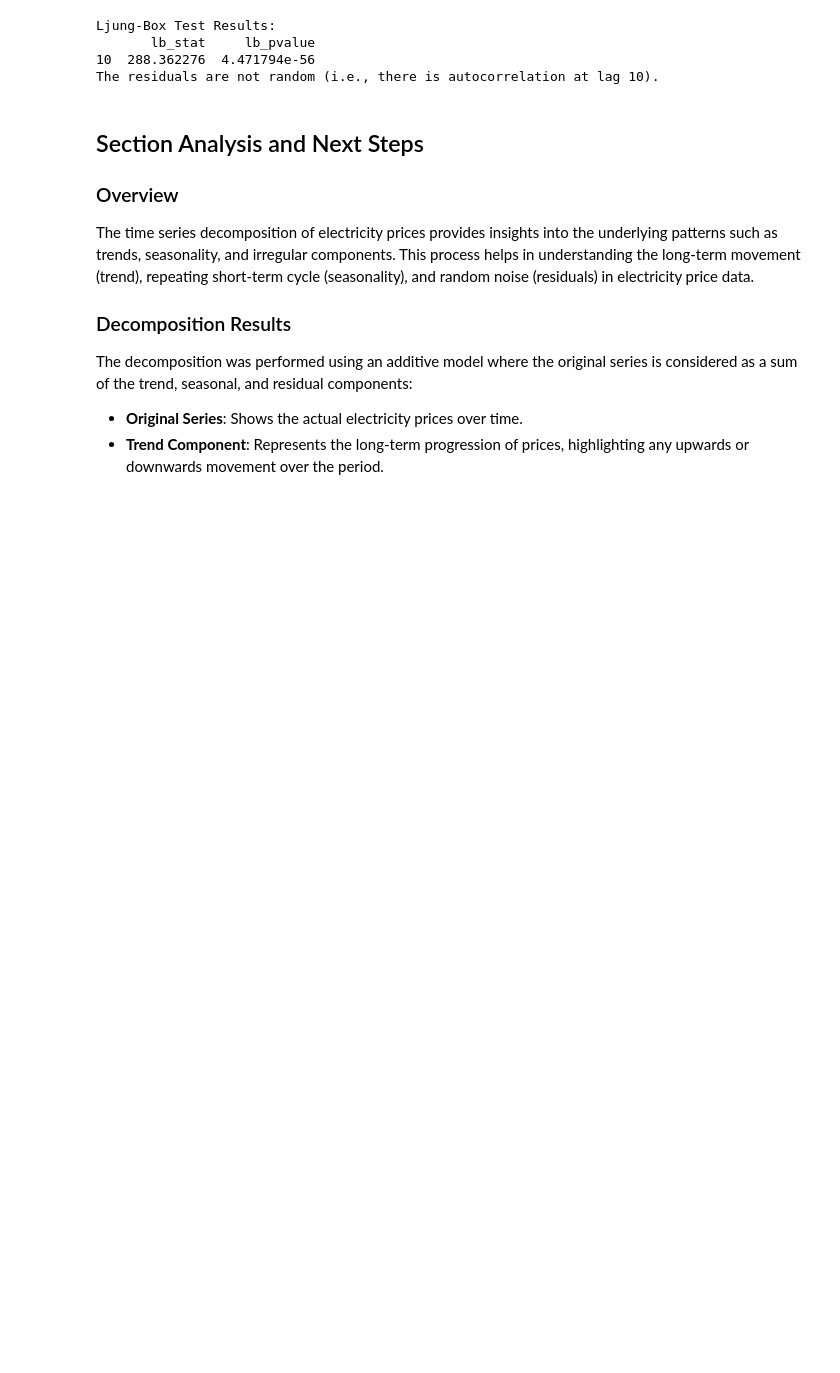
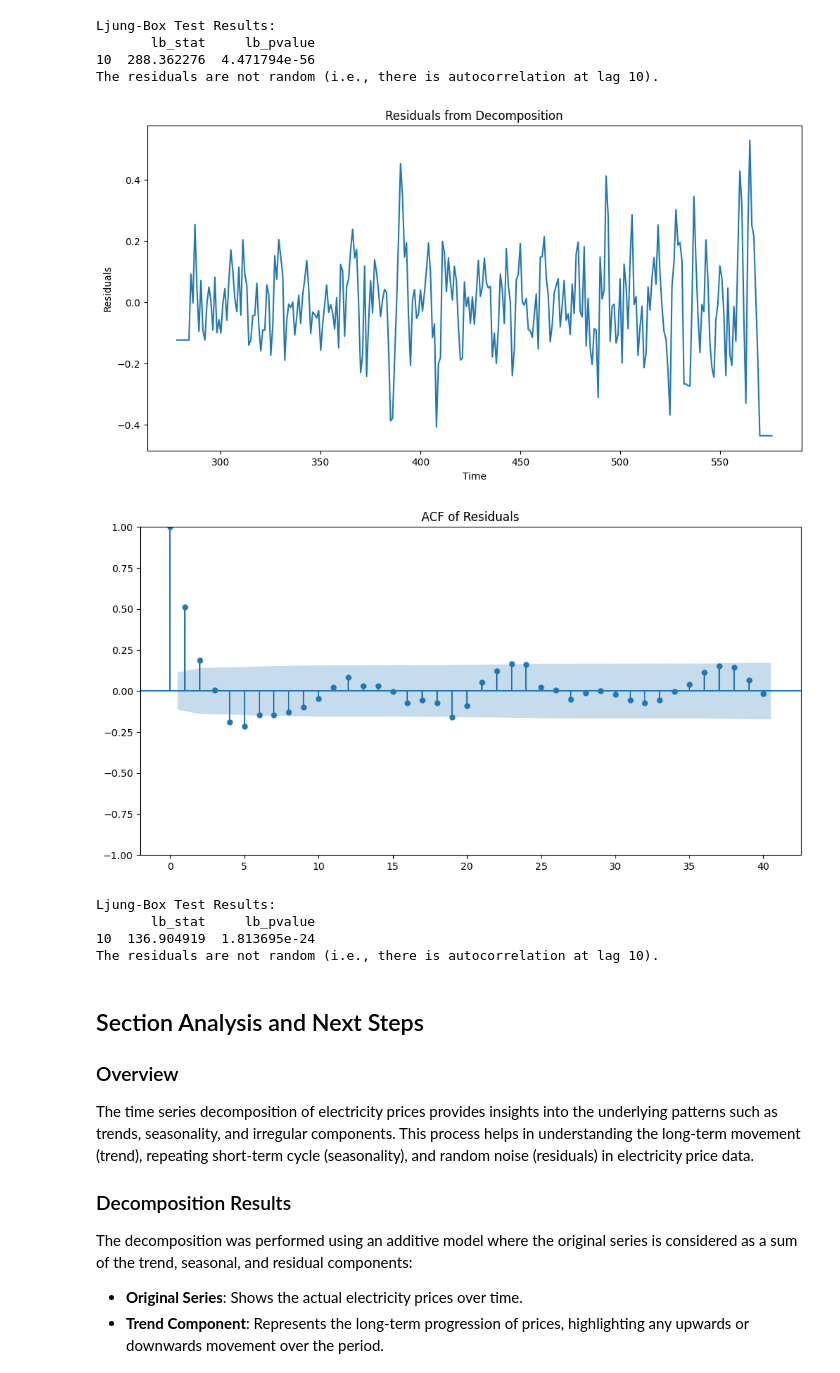
Before and after one commit to harithagb/timeseries, a Jupyter notebook: econ_timeseries.ipynb, the cells around one changed output. Cells and saved outputs as stored; diff of their text form; code cells hidden in the pictures; blank space fills up the shorter version.

```diff
--- a/econ_timeseries.ipynb
+++ b/econ_timeseries.ipynb
@@ -223,6 +225,15 @@ Ljung-Box Test Results:
        lb_stat     lb_pvalue
 10  288.362276  4.471794e-56
 The residuals are not random (i.e., there is autocorrelation at lag 10).
+# %%
+residual_analysis(rr)
+# %% [output]
+[figure, added]
+[figure, added]
+Ljung-Box Test Results:
+       lb_stat     lb_pvalue
+10  136.904919  1.813695e-24
+The residuals are not random (i.e., there is autocorrelation at lag 10).
 # %% [markdown]
 ## Section Analysis and Next Steps
 
```
Also changed, not shown: parts of 18 cells of this notebook.
